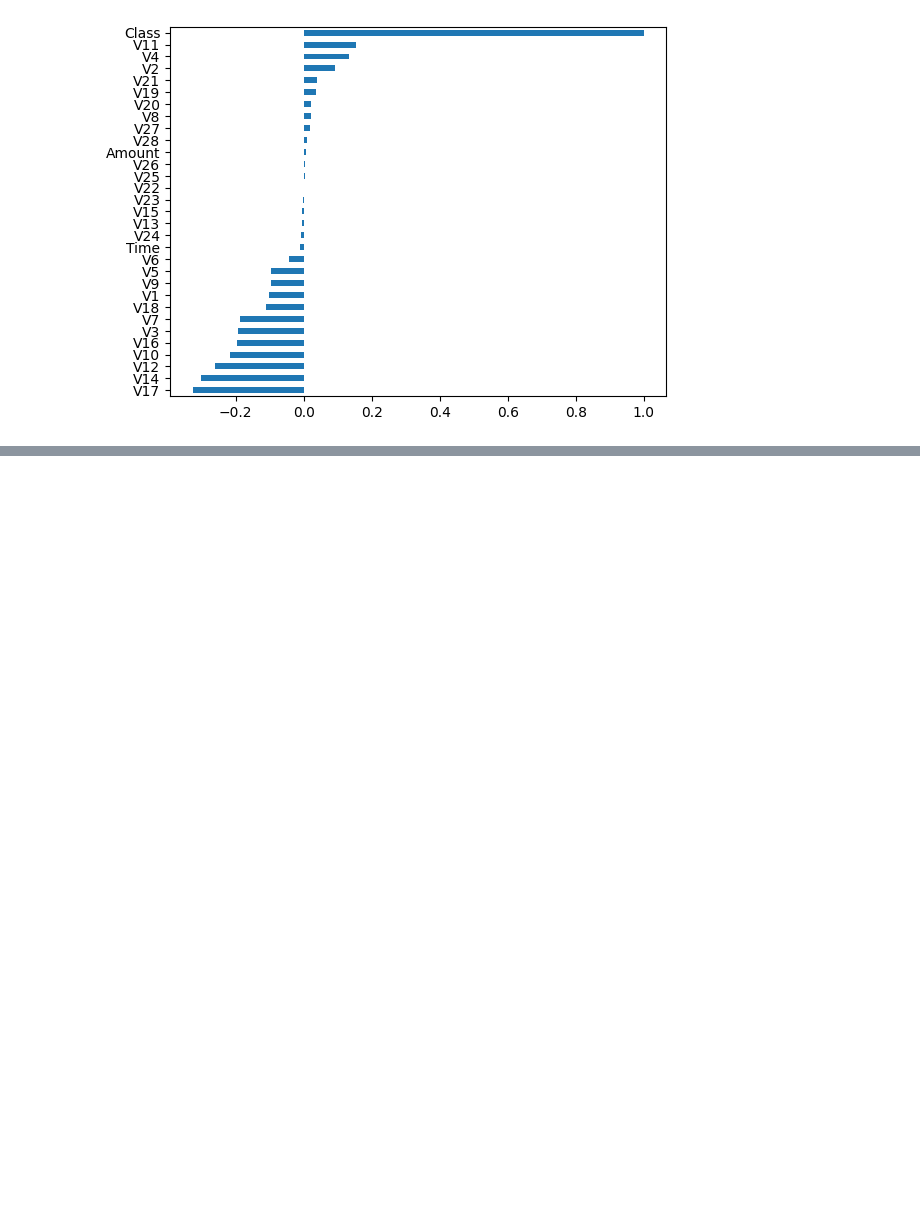
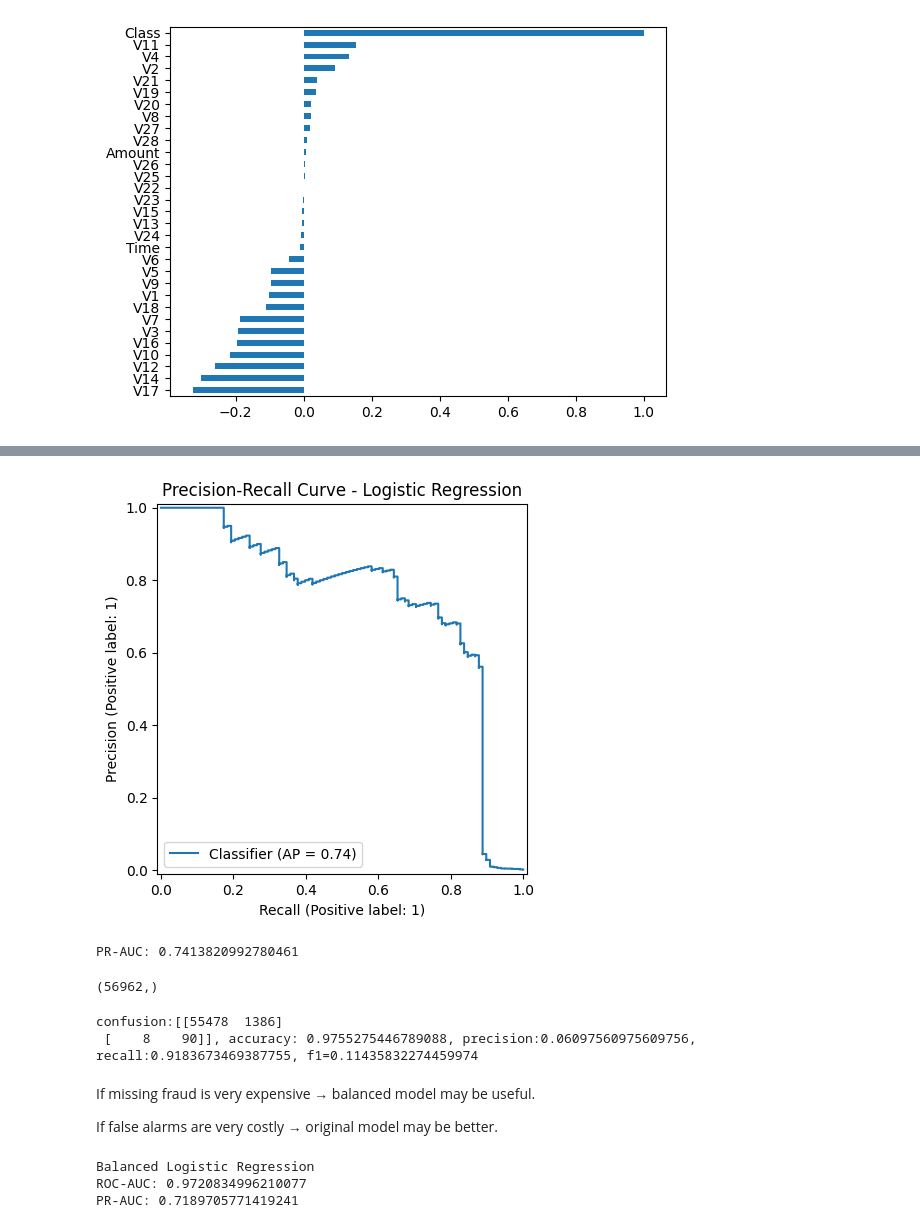
Before and after one commit to monasolgi/Credit-Card-Fraud-Detection, a Jupyter notebook: Fraud_detection.ipynb, the cells around one changed output, grey strips where cells are left out. Saved outputs shown, nothing was run; the diff lists cells and outputs as text; code cells hidden in the pictures; blank space fills up the shorter version.

```diff
--- a/Fraud_detection.ipynb
+++ b/Fraud_detection.ipynb
@@ -232,0 +290,53 @@ Please also refer to the documentation for alternative solver options:
+# %%
+from sklearn.metrics import PrecisionRecallDisplay,average_precision_score
+
+display=PrecisionRecallDisplay.from_predictions(y_test, y_prob)
+plt.title("Precision-Recall Curve - Logistic Regression")
+
+plt.show()
+
+pr_auc = average_precision_score(y_test, y_prob)
+print("PR-AUC:", pr_auc)
+# %% [output]
+[figure, added]
+PR-AUC: 0.7413820992780461
+# %%
+model_balanced=Pipeline([('scaler',StandardScaler())
+                      ,('LR_balanced',LogisticRegression(class_weight='balanced',max_iter=1000))])
+
+model_balanced.fit(X_train,y_train)
+y_pred_bal=model_balanced.predict(X_test)
+print(y_pred_bal.shape)
+# %% [output]
+(56962,)
+# %%
+#Calculate Metrics
+
+cm_2=confusion_matrix(y_test,y_pred_bal)
+acc_2=accuracy_score(y_test,y_pred_bal)
+precision_2=precision_score(y_test,y_pred_bal)
+recall_2=recall_score(y_test,y_pred_bal)
+f1_2=f1_score(y_test,y_pred_bal)
+
+print(f'confusion:{cm_2}, accuracy: {acc_2}, precision:{precision_2}, recall:{recall_2}, f1={f1_2}')
+# %% [output]
+confusion:[[55478  1386]
+ [    8    90]], accuracy: 0.9755275446789088, precision:0.06097560975609756, recall:0.9183673469387755, f1=0.11435832274459974
+# %% [markdown]
+If missing fraud is very expensive → balanced model may be useful.
+
+If false alarms are very costly → original model may be better.
+# %%
+y_prob_bal =model_balanced.predict_proba(X_test)[:,1]
+
+# AUC scores
+roc_auc_bal = roc_auc_score(y_test, y_prob_bal)
+pr_auc_bal = average_precision_score(y_test, y_prob_bal)
+
+print("Balanced Logistic Regression")
+print("ROC-AUC:", roc_auc_bal)
+print("PR-AUC:", pr_auc_bal)
+# %% [output]
+Balanced Logistic Regression
+ROC-AUC: 0.9720834996210077
+PR-AUC: 0.7189705771419241
```
Also changed, not shown: parts of 9 cells of this notebook.
